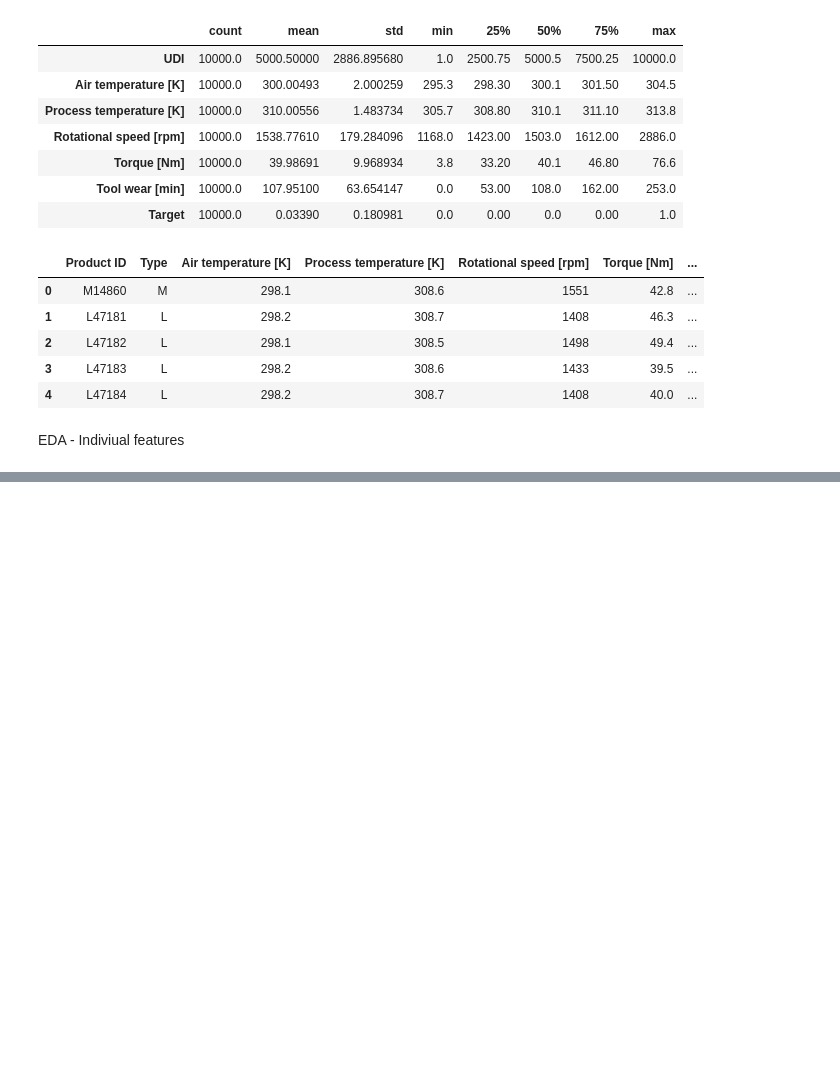
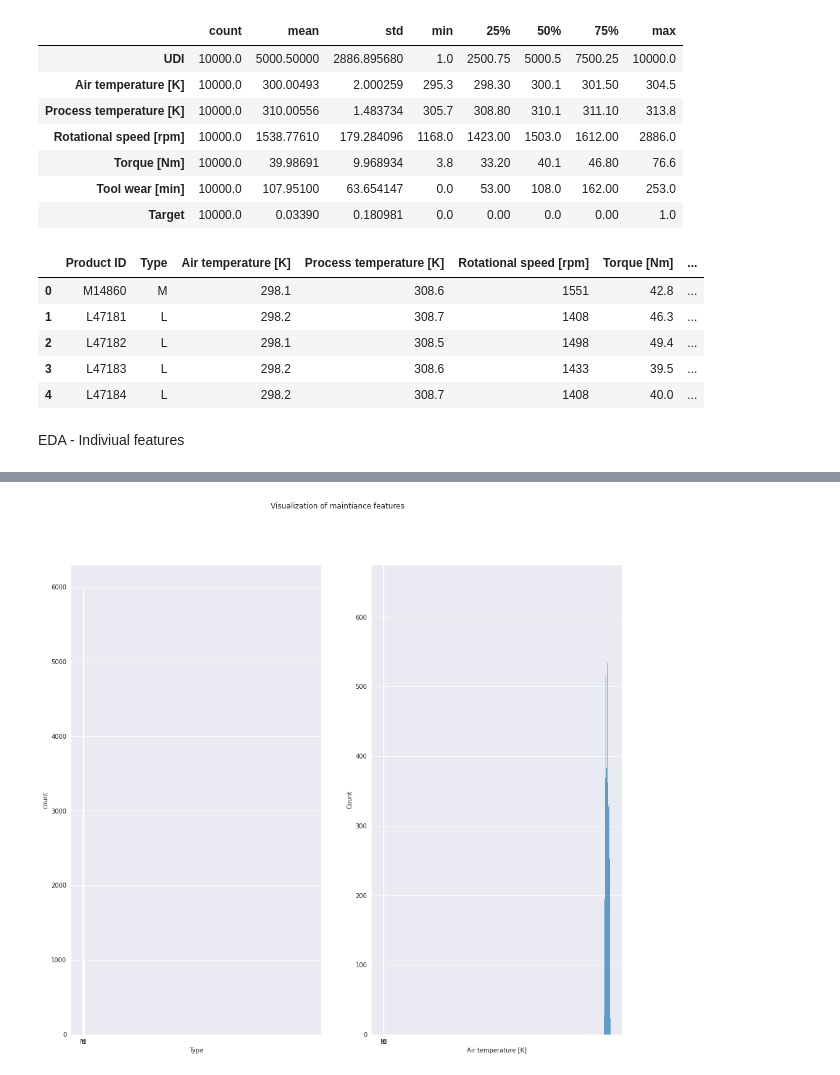
Before and after one commit to hargurjeet/MachineLearning, a Jupyter notebook: Predictive_Maintaince_Classification.ipynb, the cells around one changed output, grey strips where cells are left out. Cells and saved outputs as stored; diff of their text form; code cells hidden in the pictures; blank space fills up the shorter version.

```diff
--- a/Predictive_Maintaince_Classification.ipynb
+++ b/Predictive_Maintaince_Classification.ipynb
@@ -135,0 +149,13 @@ EDA - Indiviual features
+# %%
+fig, axes = plt.subplots(1, 2, sharex=True, figsize=(16,14))
+fig.suptitle('Visualization of maintiance features')
+
+#Type
+ax = sns.countplot(ax=axes[0], x="Type", data=df_relevant_features)
+# axes[0, 0].set_title('Type')
+
+#Air Temperature
+ax = sns.histplot(ax=axes[1], x="Air temperature [K]", data=df_relevant_features)
+# axes[0, 1].set_title("Air Temperature")
+# %% [output]
+[figure, added]
```
Also changed, not shown: parts of 2 cells of this notebook.
